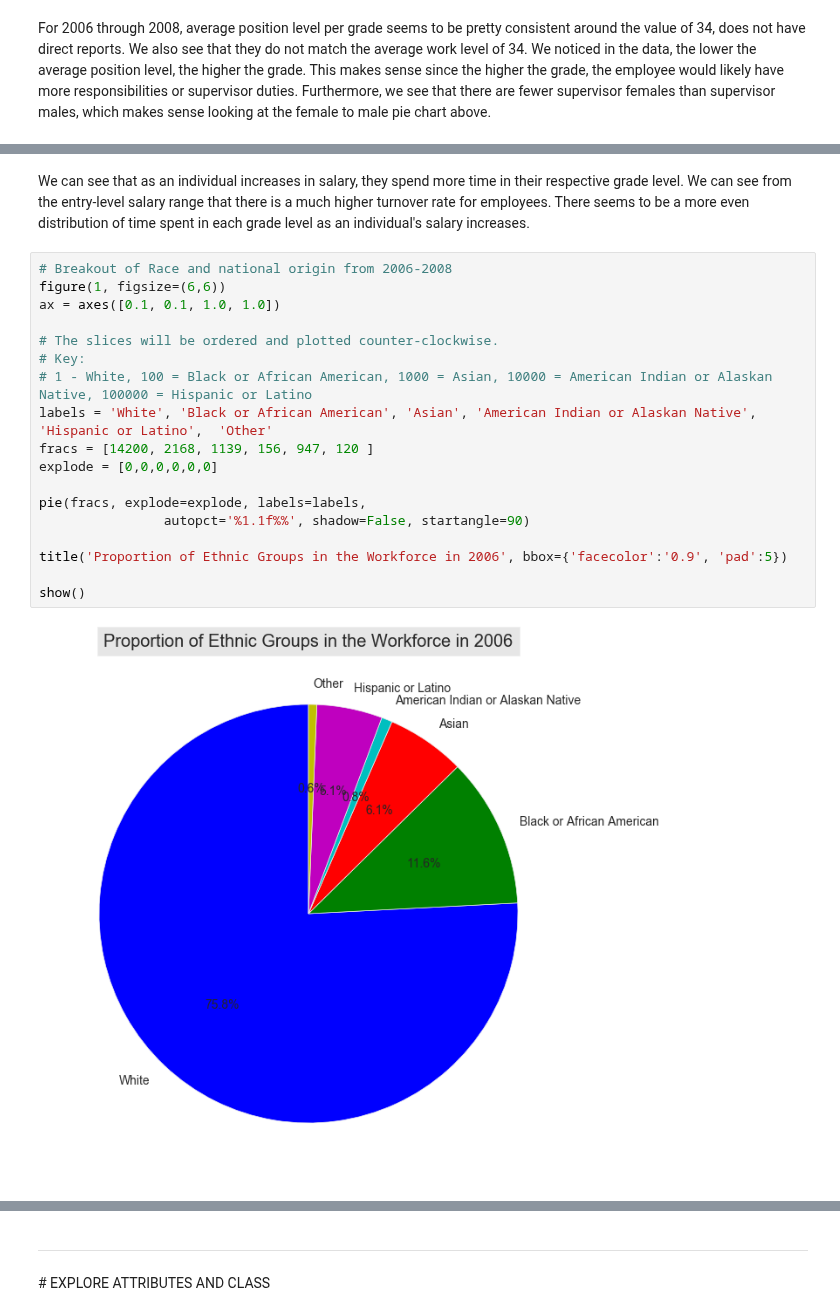
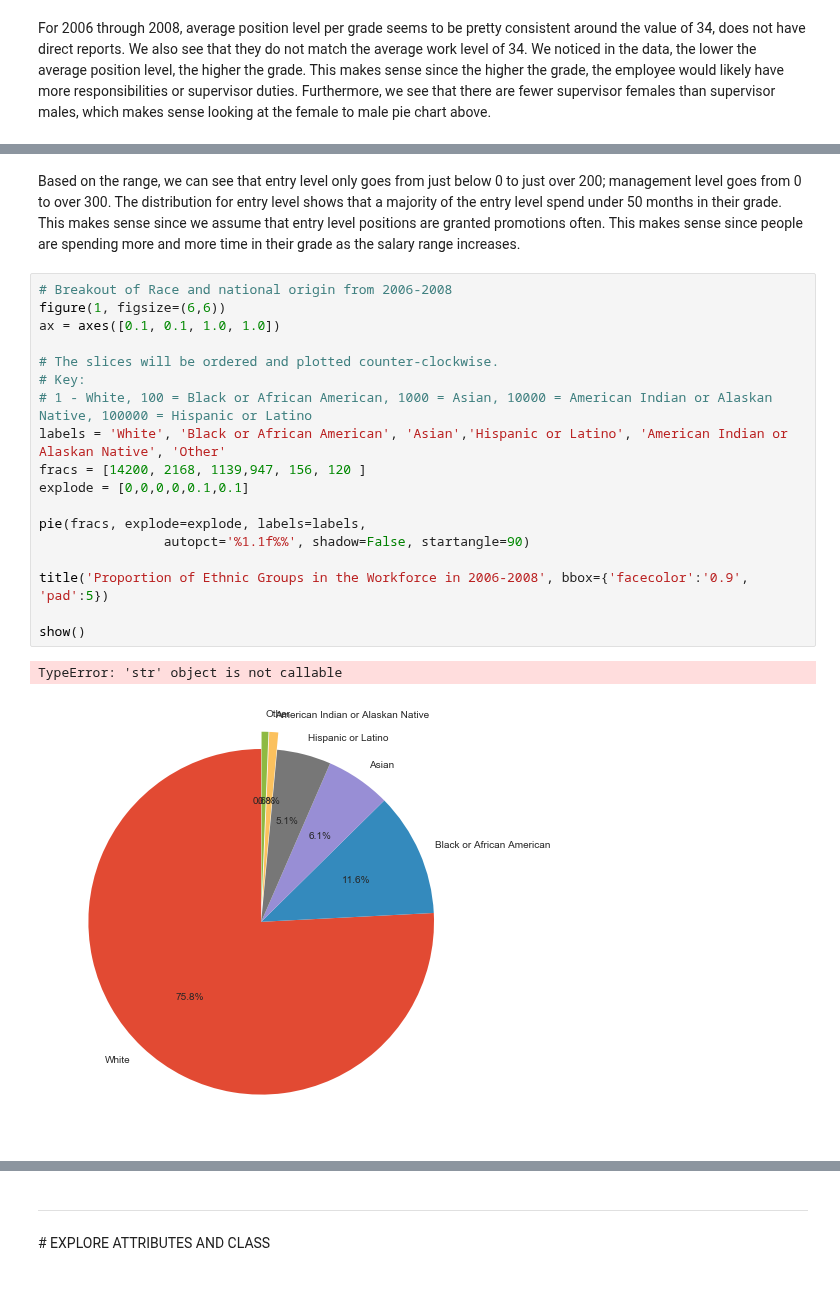
Before and after one commit to wkerneck/DataMiningClass, a Jupyter notebook: 7331_Data_MiningProject_1_resubmit.ipynb, the cells around one changed output, grey strips where cells are left out. Cells and saved outputs as stored; diff of their text form; blank space fills up the shorter version.

```diff
--- a/7331_Data_MiningProject_1_resubmit.ipynb
+++ b/7331_Data_MiningProject_1_resubmit.ipynb
@@ -688,23 +644,24 @@ Axes(0.125,0.125;0.775x0.775)
-# %% [markdown]
-We can see that as an individual increases in salary, they spend more time in their respective grade level. We can see from the entry-level salary range that there is a much higher turnover rate for employees. There seems to be a more even distribution of time spent in each grade level as an individual's salary increases.
+# %% [markdown]
+Based on the range, we can see that entry level only goes from just below 0 to just over 200; management level goes from 0 to over 300. The distribution for entry level shows that a majority of the entry level spend under 50 months in their grade. This makes sense since we assume that entry level positions are granted promotions often. This makes sense since people are spending more and more time in their grade as the salary range increases.
 # %%
 # Breakout of Race and national origin from 2006-2008
 figure(1, figsize=(6,6))
 ax = axes([0.1, 0.1, 1.0, 1.0])
 
 # The slices will be ordered and plotted counter-clockwise.
 # Key:
 # 1 - White, 100 = Black or African American, 1000 = Asian, 10000 = American Indian or Alaskan Native, 100000 = Hispanic or Latino
-labels = 'White', 'Black or African American', 'Asian', 'American Indian or Alaskan Native', 'Hispanic or Latino',  'Other'
-fracs = [14200, 2168, 1139, 156, 947, 120 ]
-explode = [0,0,0,0,0,0]
+labels = 'White', 'Black or African American', 'Asian','Hispanic or Latino', 'American Indian or Alaskan Native', 'Other'
+fracs = [14200, 2168, 1139,947, 156, 120 ]
+explode = [0,0,0,0,0.1,0.1]
 
 pie(fracs, explode=explode, labels=labels,
                 autopct='%1.1f%%', shadow=False, startangle=90)
 
-title('Proportion of Ethnic Groups in the Workforce in 2006', bbox={'facecolor':'0.9', 'pad':5})
+title('Proportion of Ethnic Groups in the Workforce in 2006-2008', bbox={'facecolor':'0.9', 'pad':5})
 
 show()
 # %% [output]
+TypeError: 'str' object is not callable
-[figure, old version]
+[figure, new version]
 # %% [markdown]
```
Also changed, not shown: parts of 42 cells of this notebook.
